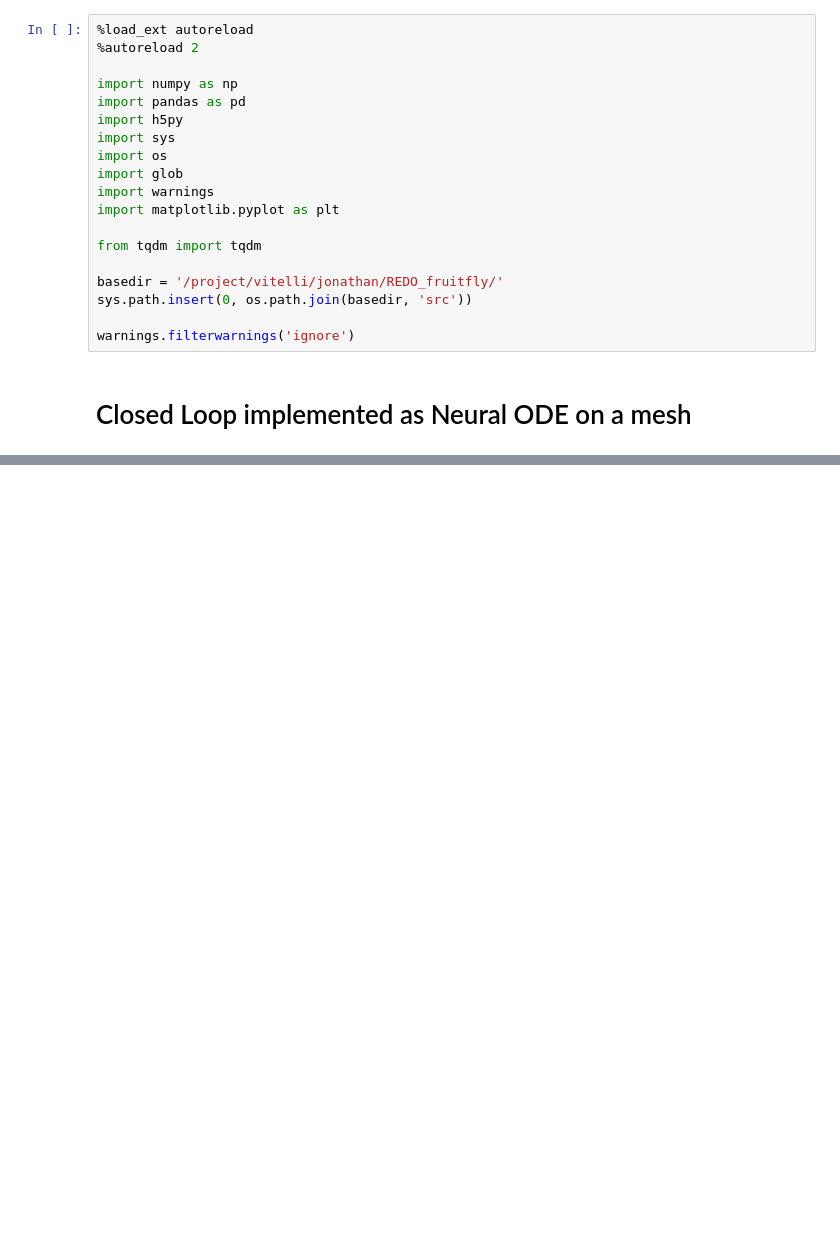
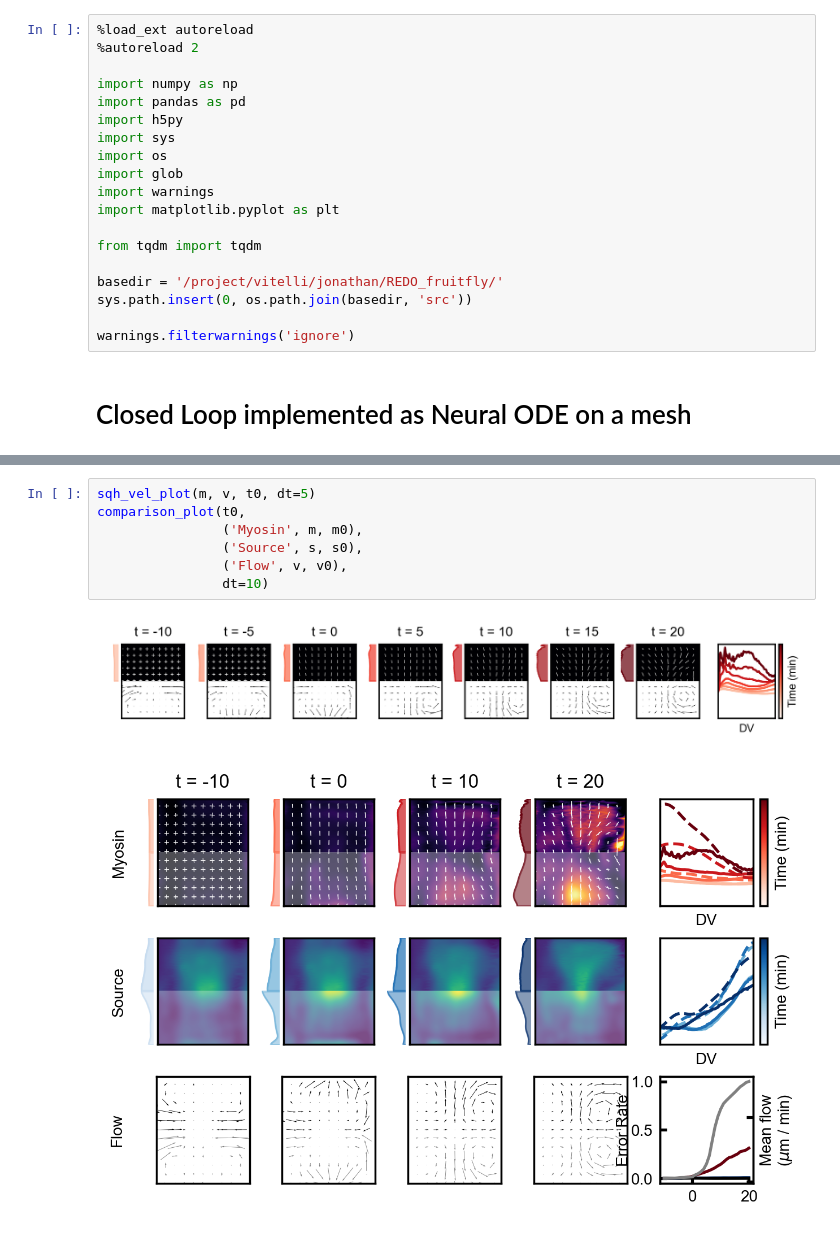
Before and after one commit to jcolen/drosophila_morphogenesis, a Jupyter notebook: ClosedLoop_Mesh.ipynb, the cells around one changed output, grey strips where cells are left out. Saved outputs shown, nothing was run; the diff lists cells and outputs as text; blank space fills up the shorter version.

```diff
--- a/ClosedLoop_Mesh.ipynb
+++ b/ClosedLoop_Mesh.ipynb
@@ -276 +304,11 @@ Using scipy solve_ivp
+# %%
+sqh_vel_plot(m, v, t0, dt=5)
+comparison_plot(t0,
+                ('Myosin', m, m0),
+                ('Source', s, s0),
+                ('Flow', v, v0),
+                dt=10)
+# %% [output]
+[figure, added]
+[figure, added]
 # %%
```
Also changed, not shown: parts of 3 cells of this notebook, 6 other files.
